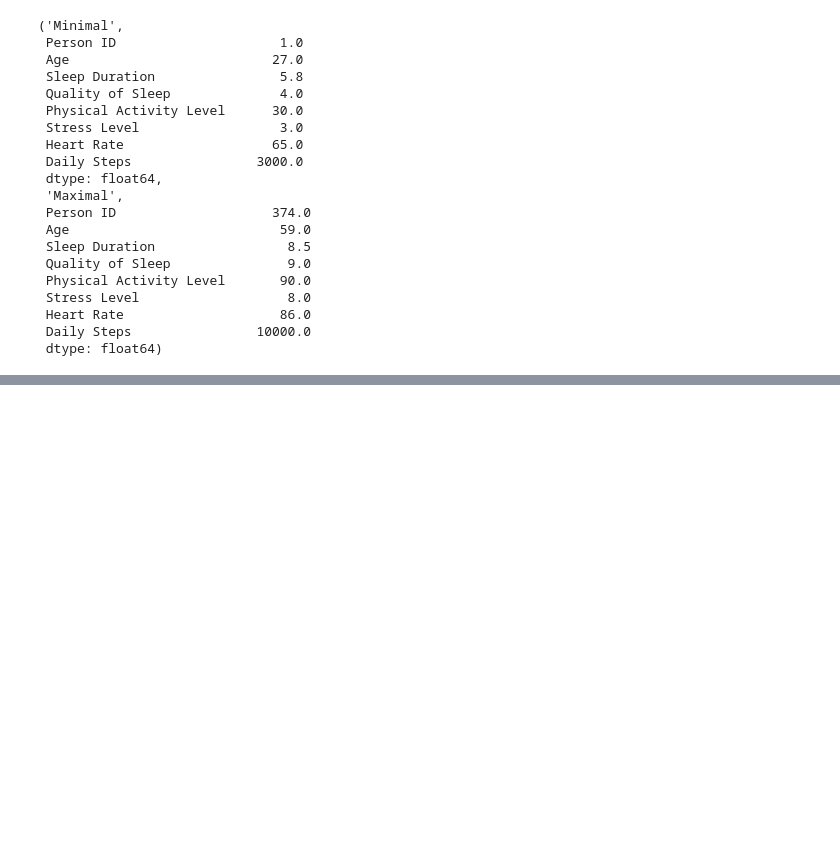
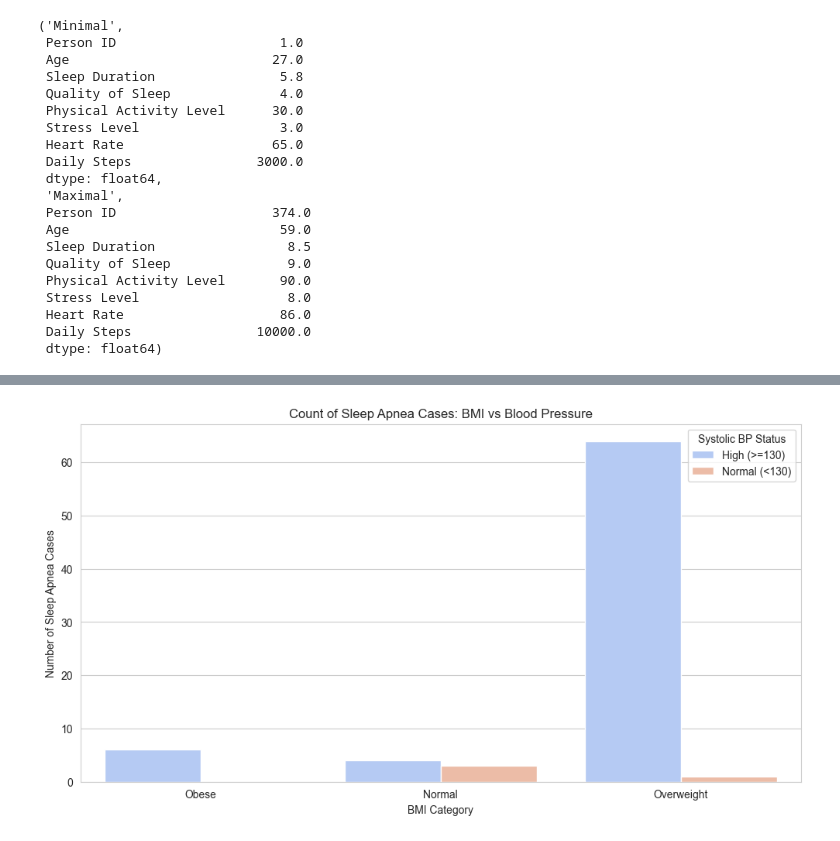
Before and after one commit to PuxPux/PuxPux-Portfolio, a Jupyter notebook: Sleep Healthy Analysis.ipynb, the cells around one changed output, grey strips where cells are left out. Drawn from its saved outputs; the diff is of its cells as text; code cells hidden in the pictures; blank space fills up the shorter version.

```diff
--- a/Sleep Healthy Analysis.ipynb
+++ b/Sleep Healthy Analysis.ipynb
@@ -250,0 +343,16 @@ Index(['Person ID', 'Age', 'Sleep Duration', 'Quality of Sleep',
+# %%
+df['BP_Category'] = df['Systolic'].apply(lambda x: 'High (>=130)' if x >= 130 else 'Normal (<130)')
+
+plt.figure(figsize=(12, 6))
+sns.countplot(data=df[df['Sleep Disorder'] == 'Sleep Apnea'],
+              x = 'BMI Category',
+              hue='BP_Category',
+              palette='coolwarm')
+
+plt.title('Count of Sleep Apnea Cases: BMI vs Blood Pressure')
+plt.xlabel('BMI Category')
+plt.ylabel('Number of Sleep Apnea Cases')
+plt.legend(title='Systolic BP Status')
+plt.show()
+# %% [output]
+[figure, added]
```
Also changed, not shown: parts of 22 cells of this notebook.
